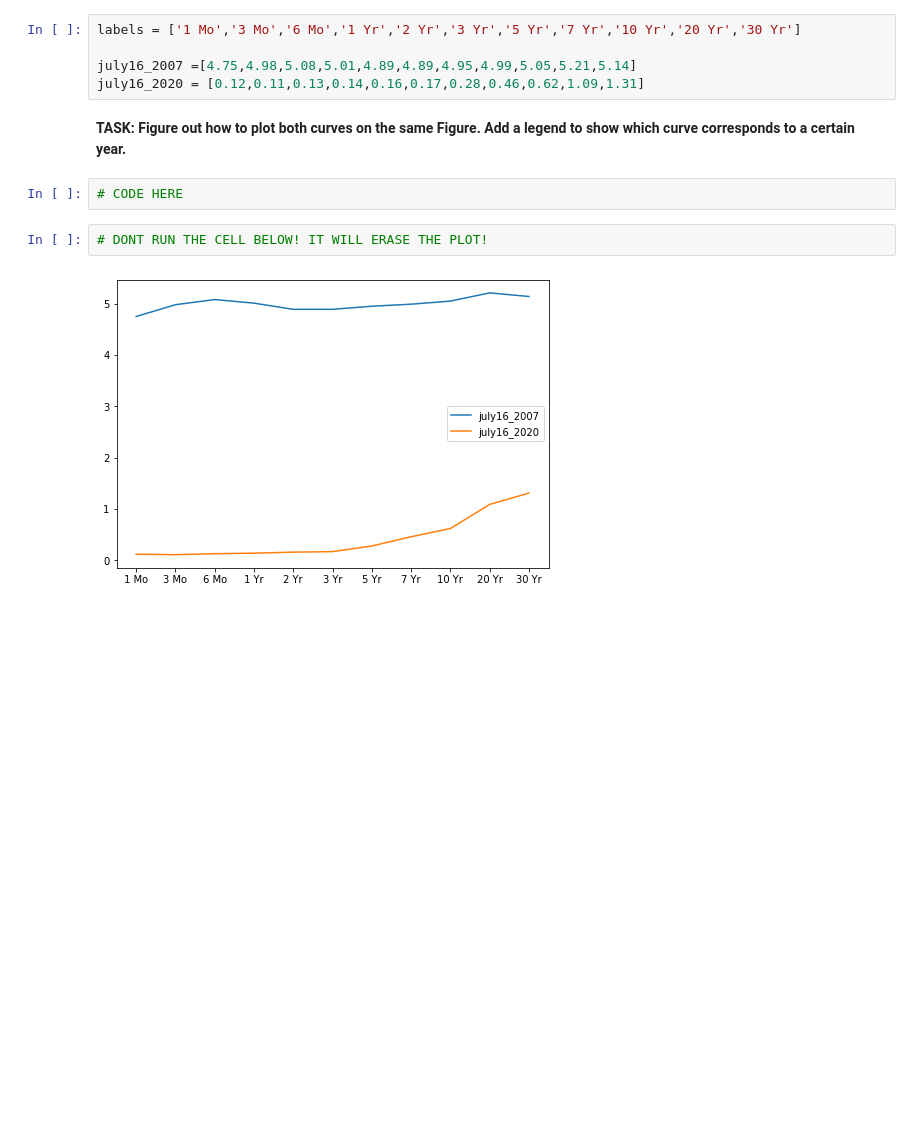
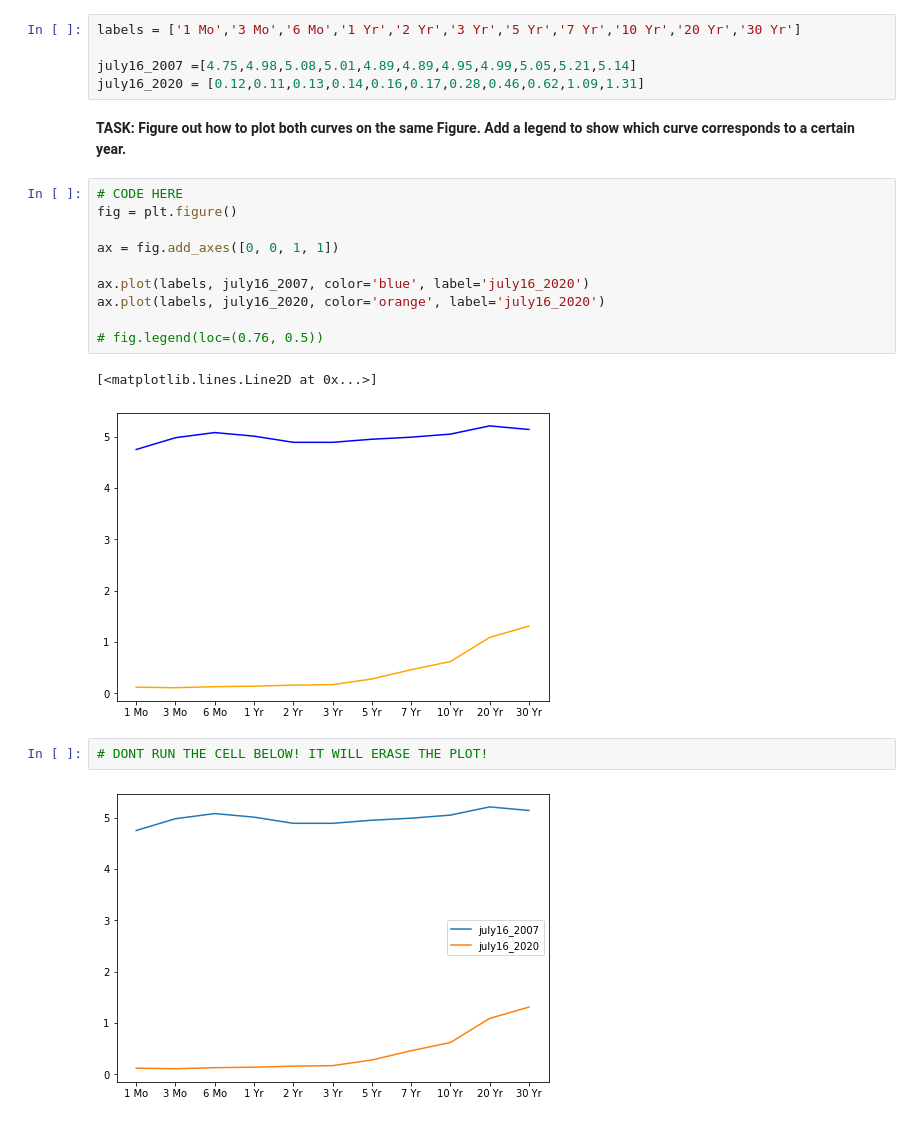
Before and after one commit to alpha-nero1/2021-Python-for-Machine-Learning-Data-Science-Masterclass, a Jupyter notebook: 04-Matplotlib/04-Matplotlib Exercises .ipynb, the cells around one changed output. Drawn from its saved outputs; the diff is of its cells as text; blank space fills up the shorter version.

```diff
--- a/04-Matplotlib/04-Matplotlib Exercises .ipynb
+++ b/04-Matplotlib/04-Matplotlib Exercises .ipynb
@@ -94,8 +123,19 @@ july16_2007 =[4.75,4.98,5.08,5.01,4.89,4.89,4.95,4.99,5.05,5.21,5.14]
 july16_2020 = [0.12,0.11,0.13,0.14,0.16,0.17,0.28,0.46,0.62,1.09,1.31]
 # %% [markdown]
 **TASK: Figure out how to plot both curves on the same Figure. Add a legend to show which curve corresponds to a certain year.**
-# %%
-# CODE HERE
+# %%
+# CODE HERE
+fig = plt.figure()
+
+ax = fig.add_axes([0, 0, 1, 1])
+
+ax.plot(labels, july16_2007, color='blue', label='july16_2020')
+ax.plot(labels, july16_2020, color='orange', label='july16_2020')
+
+# fig.legend(loc=(0.76, 0.5))
+# %% [output]
+[<matplotlib.lines.Line2D at 0x...>]
+[figure, added]
 # %%
 # DONT RUN THE CELL BELOW! IT WILL ERASE THE PLOT!
 # %%
```
Also changed, not shown: parts of 14 cells of this notebook, 5 other files.
